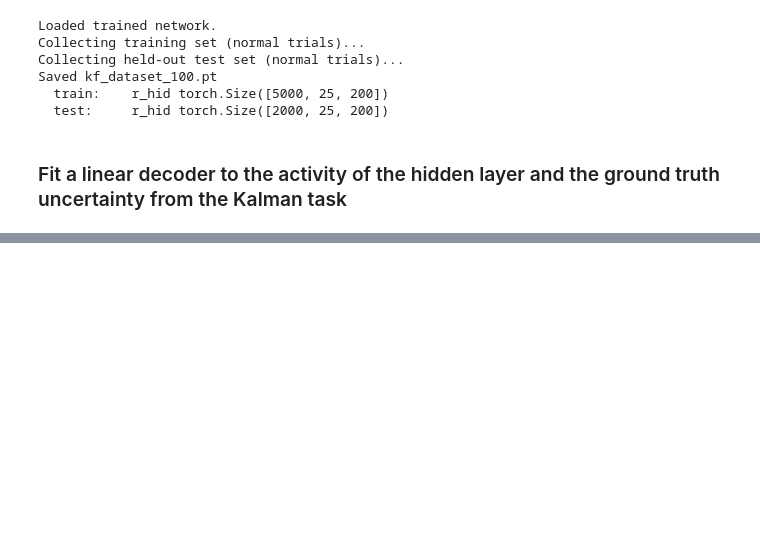
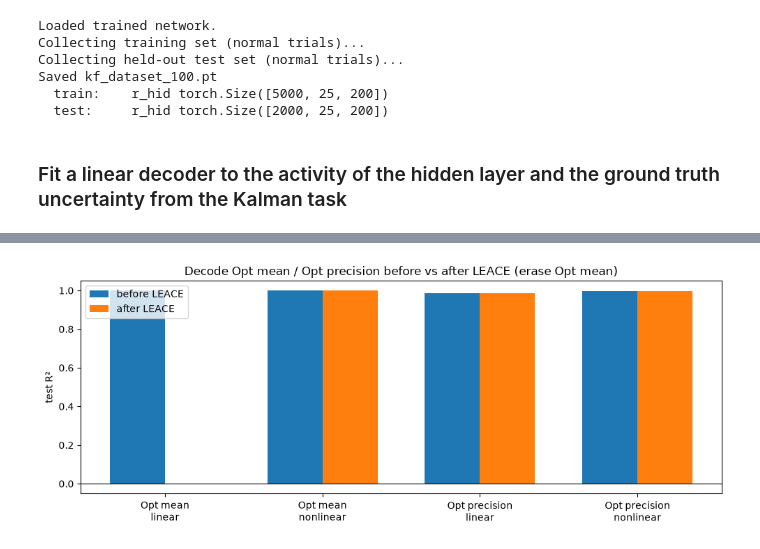
Before and after one commit to jgrk28/kalnet, a Jupyter notebook: notebooks/analysis.ipynb, the cells around one changed output, grey strips where cells are left out. Cells and saved outputs as stored; diff of their text form; code cells hidden in the pictures; blank space fills up the shorter version.

Commit message:
Add leace analysis and standardize

```diff
--- a/notebooks/analysis.ipynb
+++ b/notebooks/analysis.ipynb
@@ -243,0 +417,20 @@ Saved decode_results.png
+# %%
+labels = [f"{t}\n{d}" for t, d, _, _ in rows]
+before_vals = [b for _, _, b, _ in rows]
+after_vals = [a for _, _, _, a in rows]
+x = np.arange(len(labels))
+width = 0.35
+
+fig, ax = plt.subplots(figsize=(10, 4))
+ax.bar(x - width / 2, before_vals, width, label="before LEACE", color="tab:blue")
+ax.bar(x + width / 2, after_vals, width, label="after LEACE", color="tab:orange")
+ax.set_xticks(x)
+ax.set_xticklabels(labels)
+ax.set_ylabel("test R²")
+ax.set_title("Decode Opt mean / Opt precision before vs after LEACE (erase Opt mean)")
+ax.legend()
+ax.axhline(0.0, color="black", linewidth=0.8)
+plt.tight_layout()
+plt.show()
+# %% [output]
+[figure, added]
```
Also changed, not shown: parts of 14 cells of this notebook, 5 other files.
